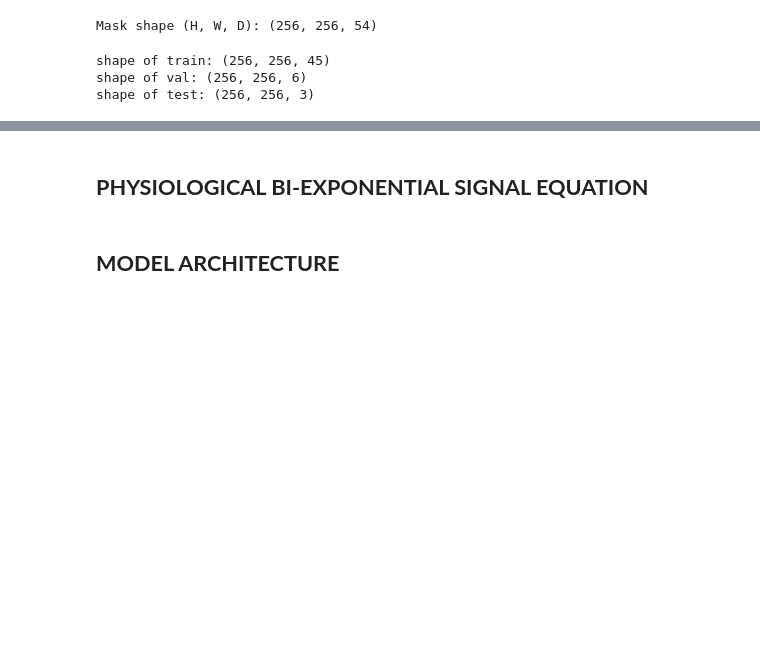
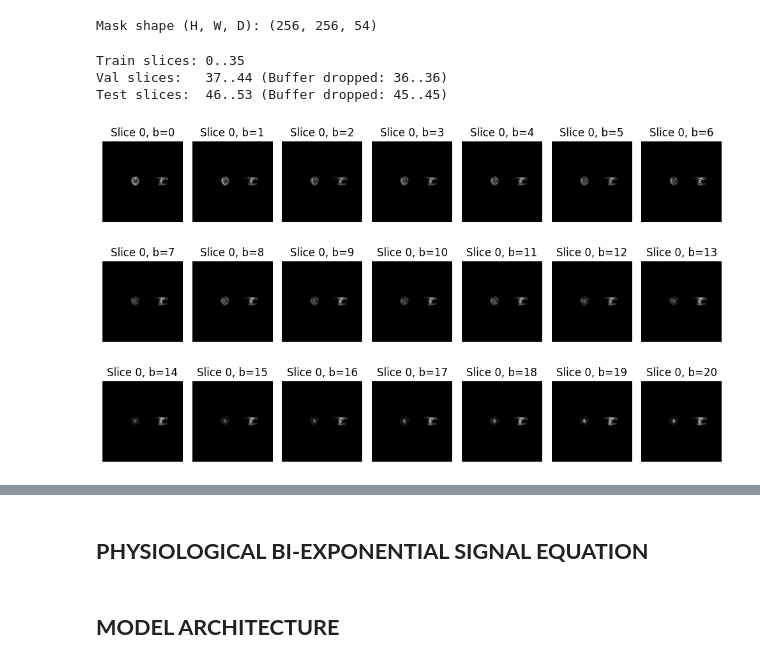
Before and after one commit to Saroj94/IVIM_Autoencoder, a Jupyter notebook: PICVAE_Test.ipynb, the cells around one changed output, grey strips where cells are left out. Saved outputs shown, nothing was run; the diff lists cells and outputs as text; code cells hidden in the pictures; blank space fills up the shorter version.

Commit message:
Visualization

```diff
--- a/PICVAE_Test.ipynb
+++ b/PICVAE_Test.ipynb
@@ -170,15 +145,11 @@ print("Mask shape (H, W, D):", brain_msk.shape)  #(256, 256, 54)
 # %% [output]
 Mask shape (H, W, D): (256, 256, 54)
 # %%
-#Slice Brain Masks to Match
-train_mask = brain_msk[:, :, :train_end]
-val_mask   = brain_msk[:, :, train_end:val_end]
-test_mask  = brain_msk[:, :, val_end:]
+# #Slice Brain Masks to Match
+# train_mask = brain_msk[:, :, :train_end]
+# val_mask   = brain_msk[:, :, train_end:val_end]
+# test_mask  = brain_msk[:, :, val_end:]
 
-print(f'shape of train: {train_mask.shape}')
-print(f'shape of val: {val_mask.shape}')
-print(f'shape of test: {test_mask.shape}')
+# print(f'shape of train: {train_mask.shape}')
+# print(f'shape of val: {val_mask.shape}')
+# print(f'shape of test: {test_mask.shape}')
-# %% [output]
-shape of train: (256, 256, 45)
-shape of val: (256, 256, 6)
-shape of test: (256, 256, 3)
@@ -185,3 +185,37 @@ shape of test: (256, 256, 3)
+# %%
+train_mask, val_mask, test_mask = spatial_slab_split(brain_msk, brain_msk, val_ratio=0.15, test_ratio=0.15, buffer_slices=1)
+# %% [output]
+Train slices: 0..35
+Val slices:   37..44 (Buffer dropped: 36..36)
+Test slices:  46..53 (Buffer dropped: 45..45)
+# %%
+##spliting data into train, val and test
+raw_train_data = mri_data * train_mask[:, :, :, np.newaxis]
+raw_val_data   = mri_data * val_mask[:, :, :, np.newaxis]
+raw_test_data  = mri_data * test_mask[:, :, :, np.newaxis]
+# %%
+##displaying the 2 slice of mri data over 21 b-value
+fig, ax = plt.subplots(3,7, figsize=(10,6))
+
+# Flatten the 2D array of axes into a 1D array for easier iteration
+flat_axes = ax.ravel()
+
+plot_counter = 0
+# Iterate over the first three slices (depth dimension) of the MRI data
+for i in range(raw_train_data[:,:,:3,:].shape[2]):
+  # Iterate over all b-values
+  for j in range(raw_train_data.shape[3]): # j will be 0 to 20 b-values
+    if plot_counter < len(flat_axes): # Check if there are still subplots available
+      current_ax = flat_axes[plot_counter]
+      current_ax.imshow(raw_train_data[:,:,i,j], cmap='gray')
+      current_ax.set_title(f"Slice {i}, b={j}") # Add a title for context
+      current_ax.axis('off') # Turn off axis labels for cleaner display
+      plot_counter += 1
+
+plt.tight_layout() # Adjust subplot parameters for a tight layout
+plt.show()
+# %% [output]
+[figure, added]
 # %%
 ##process in the chunk to speed up
 def process_chunk(padded_px, padded_b0, y, x, dy, dx,
```
Also changed, not shown: parts of 16 cells of this notebook.
